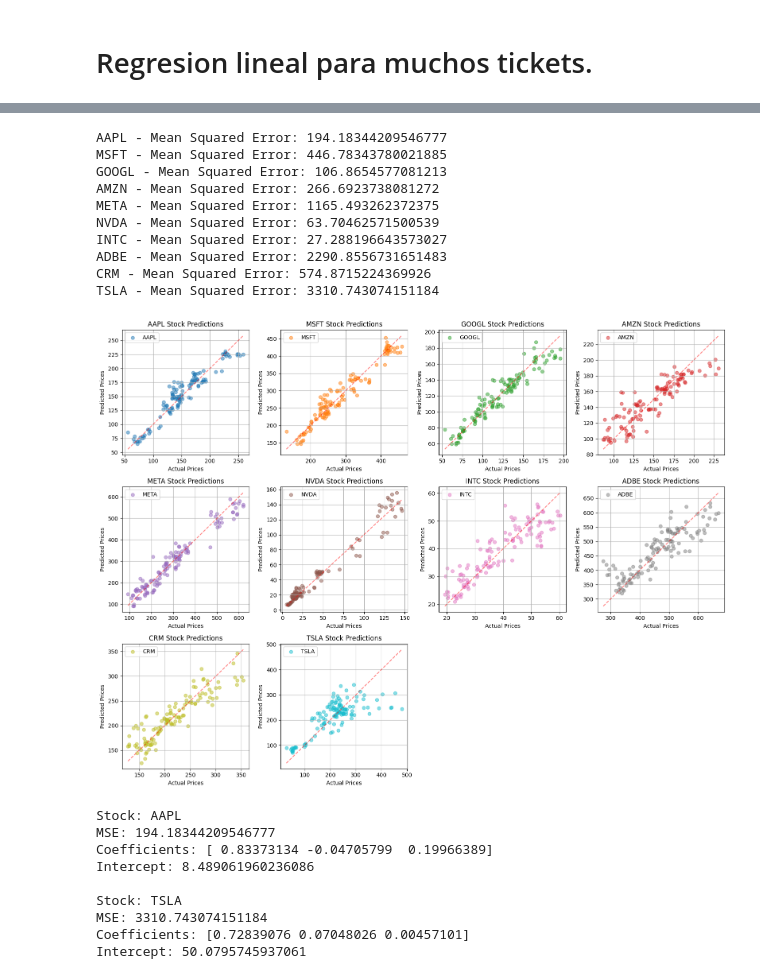
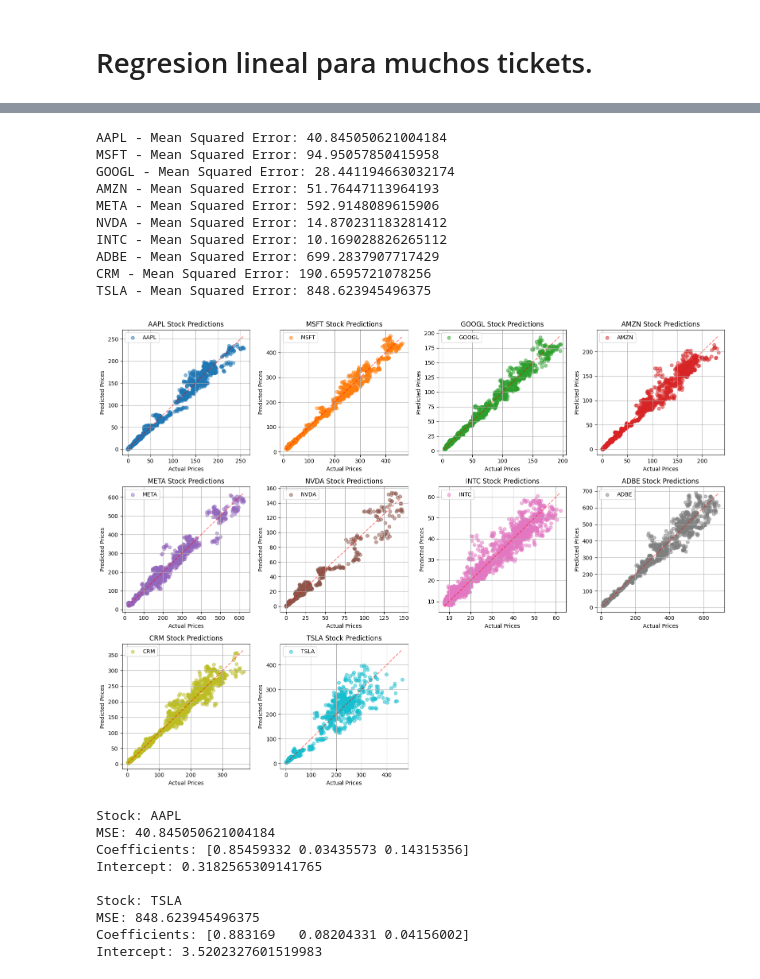
Before and after one commit to McBlunchi/QF, a Jupyter notebook: Regresion_Lineal_Acciones.ipynb, the cells around one changed output, grey strips where cells are left out. Saved outputs shown, nothing was run; the diff lists cells and outputs as text; code cells hidden in the pictures.

```diff
--- a/Regresion_Lineal_Acciones.ipynb
+++ b/Regresion_Lineal_Acciones.ipynb
@@ -184,7 +184,7 @@ stocks = ["AAPL", "MSFT", "GOOGL", "AMZN", "META", "NVDA", "INTC", "ADBE", "CRM"
 data = {}
 
 for stock in stocks:
-    data[stock] = yf.download(stock, start="2020-01-01", end="2025-01-01")
+    data[stock] = yf.download(stock, start="2000-01-01", end="2025-01-01")
     data[stock]['Daily Return'] = data[stock]['Close'].pct_change()
 
     # Use data[stock] instead of df
@@ -251,13 +252,11 @@ plt.figure(figsize=(8, 6))
 for i, stock in enumerate(stocks):
     color = default_colors[i % len(default_colors)]
     plt.plot(data[stock]['Close'], alpha=0.6, label='Adjusted Close Price', color=color)
-    plt.plot(data[stock]['MA50'], color=color)
-    plt.plot(data[stock]['MA200'], color=color)
+    plt.plot(data[stock]['MA50'], label='50-Day MA', color=color)
+    plt.plot(data[stock]['MA200'], label='200-Day MA', color=color)
 
 plt.title(f"Moving Averages")
 plt.xlabel("Date")
 plt.ylabel("Price (USD)")
-plt.grid()
-plt.legend()
 plt.show()
 # %% [output]
@@ -419,10 +463,10 @@ for j, stock in enumerate(stocks):
     stock_data['Prediction'] = stock_data['Close'].shift(-30)  # Predecir 30 días en el futuro
     stock_data.dropna(inplace=True)  # Eliminar NaN
 
-    X = stock_data[['Close', 'MA50', 'MA200']] # Ajustaremos con estas variables
+    X = stock_data[['Close', 'MA50', 'MA200']]
     y = stock_data['Prediction']
 
-    X_train, X_test, y_train, y_test = train_test_split(X, y, test_size=0.1, random_state=42)
+    X_train, X_test, y_train, y_test = train_test_split(X, y, test_size=0.5, random_state=42)
 
     model = LinearRegression()
     model.fit(X_train, y_train)
@@ -433,50 +477,50 @@ for j, stock in enumerate(stocks):
     print(f"{stock} - Mean Squared Error: {mse}")
 
     results[stock] = {
         "MSE": mse,
         "Coefficients": model.coef_,
         "Intercept": model.intercept_
     }
 
     ax = axes[j]
     ax.scatter(y_test, predictions, alpha=0.5, color=color, label=f"{stock}")
     ax.plot([y_test.min(), y_test.max()], [y_test.min(), y_test.max()], alpha=0.5, color="red", linestyle='--')
     ax.set_title(f"{stock} Stock Predictions")
     ax.set_xlabel("Actual Prices")
     ax.set_ylabel("Predicted Prices")
     ax.legend()
     ax.grid()
 
 for j in range(num_stocks, num_rows * num_cols):
     fig.delaxes(axes[j]) # Delete unused subplots
 
 plt.tight_layout()
 plt.show()
 
 for i in [0,-1]:
     for stock, info in [list(results.items())[i]]:
         print(f"\nStock: {stock}")
         print(f"MSE: {info['MSE']}")
         print(f"Coefficients: {info['Coefficients']}")
         print(f"Intercept: {info['Intercept']}")
 # %% [output]
-AAPL - Mean Squared Error: 194.18344209546777
-MSFT - Mean Squared Error: 446.78343780021885
-GOOGL - Mean Squared Error: 106.8654577081213
-AMZN - Mean Squared Error: 266.6923738081272
-META - Mean Squared Error: 1165.493262372375
-NVDA - Mean Squared Error: 63.70462571500539
-INTC - Mean Squared Error: 27.288196643573027
-ADBE - Mean Squared Error: 2290.8556731651483
-CRM - Mean Squared Error: 574.8715224369926
-TSLA - Mean Squared Error: 3310.743074151184
+AAPL - Mean Squared Error: 40.845050621004184
+MSFT - Mean Squared Error: 94.95057850415958
+GOOGL - Mean Squared Error: 28.441194663032174
+AMZN - Mean Squared Error: 51.76447113964193
+META - Mean Squared Error: 592.9148089615906
+NVDA - Mean Squared Error: 14.870231183281412
+INTC - Mean Squared Error: 10.169028826265112
+ADBE - Mean Squared Error: 699.2837907717429
+CRM - Mean Squared Error: 190.6595721078256
+TSLA - Mean Squared Error: 848.623945496375
-[figure, old version]
+[figure, new version]
 Stock: AAPL
-MSE: 194.18344209546777
-Coefficients: [ 0.83373134 -0.04705799  0.19966389]
-Intercept: 8.489061960236086
+MSE: 40.845050621004184
+Coefficients: [0.85459332 0.03435573 0.14315356]
+Intercept: 0.3182565309141765
 
 Stock: TSLA
-MSE: 3310.743074151184
-Coefficients: [0.72839076 0.07048026 0.00457101]
-Intercept: 50.0795745937061
+MSE: 848.623945496375
+Coefficients: [0.883169   0.08204331 0.04156002]
+Intercept: 3.5202327601519983
```
Also changed, not shown: parts of 12 cells of this notebook.
